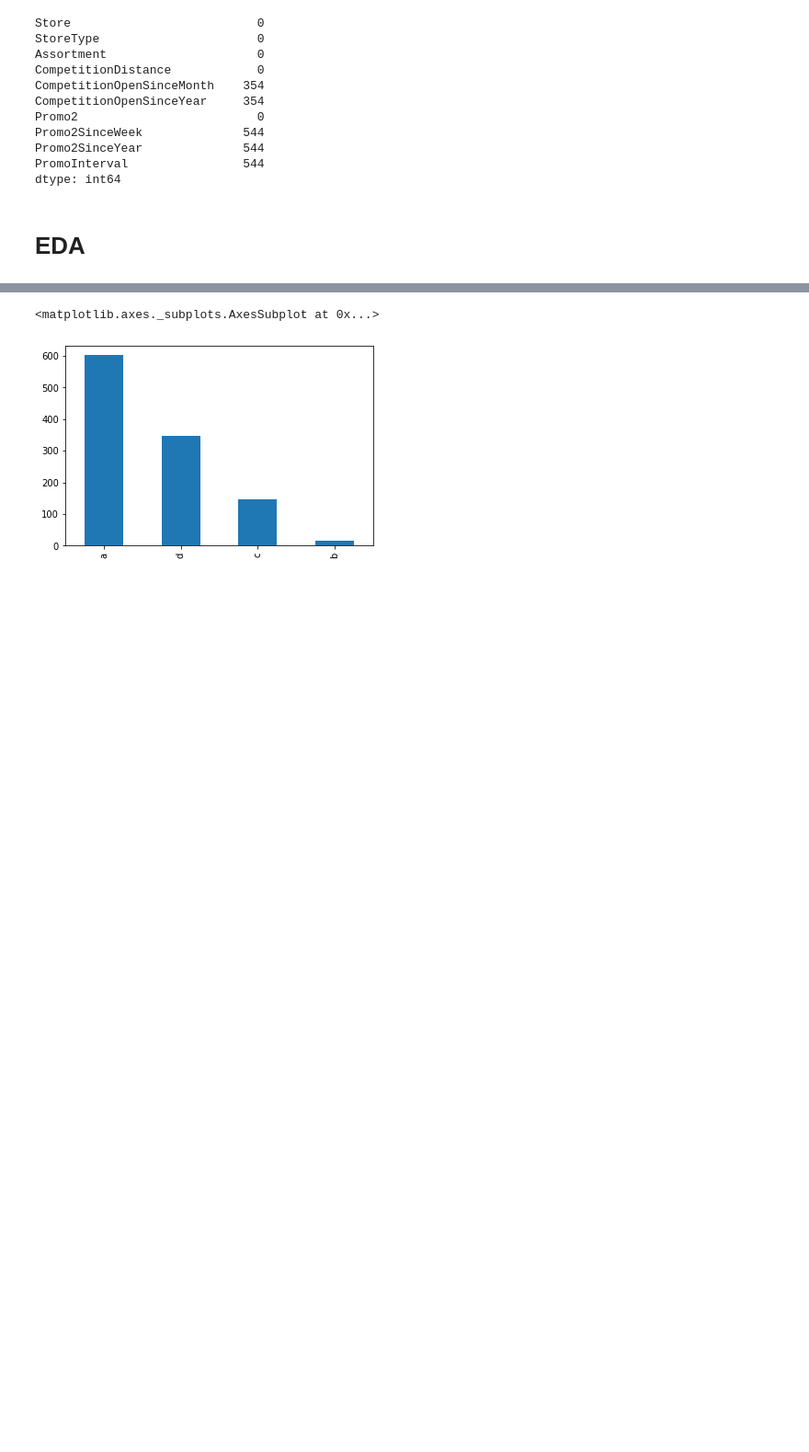
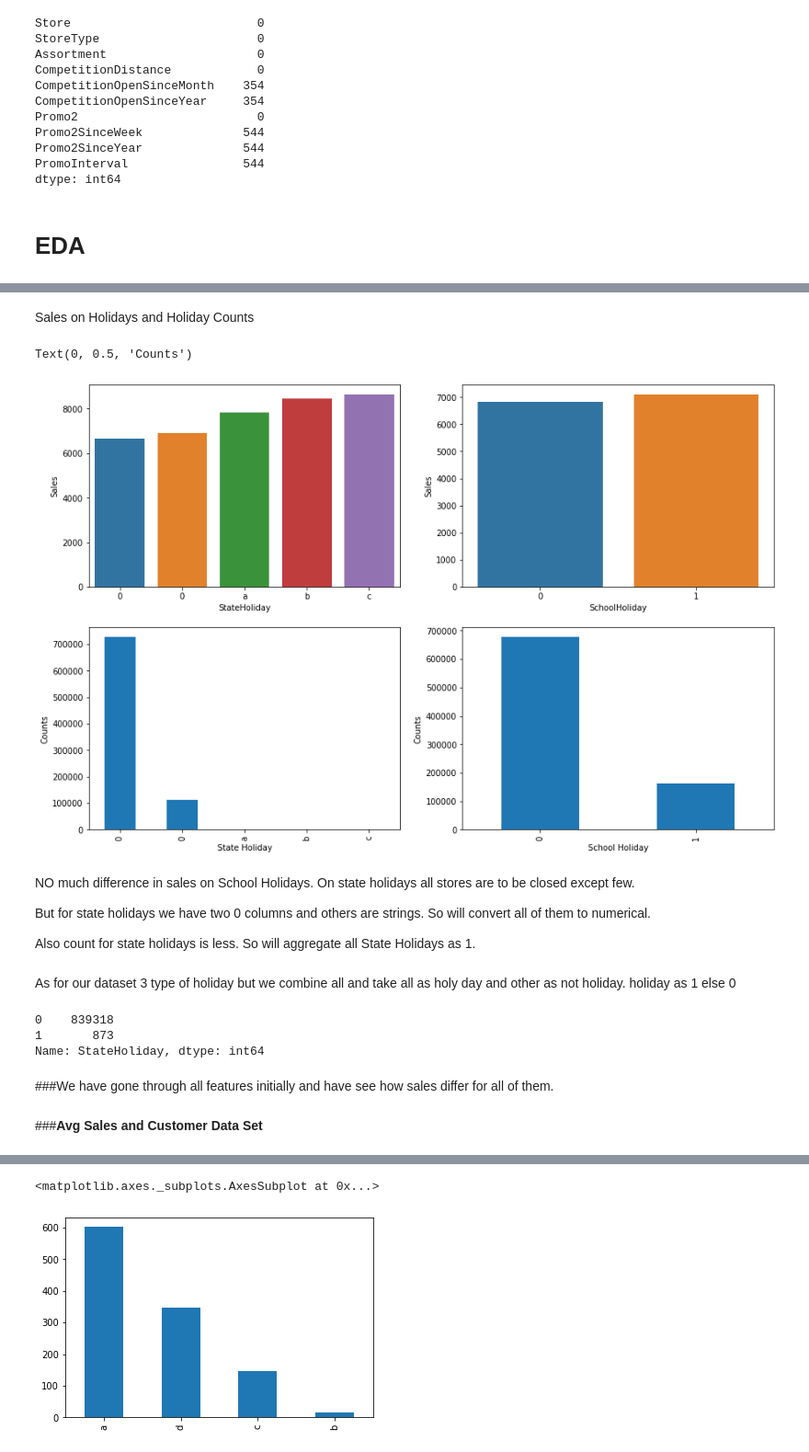
Before and after one commit to satyam-jyoti-sankar/Rossmann-Sales-Prediction-, a Jupyter notebook: Rossmann_Sales_Prediction_Capstone_Project.ipynb, the cells around one changed output, grey strips where cells are left out. Shown at 92% size. Cells and saved outputs as stored; diff of their text form; code cells hidden in the pictures; blank space fills up the shorter version.

```diff
--- a/Rossmann_Sales_Prediction_Capstone_Project.ipynb
+++ b/Rossmann_Sales_Prediction_Capstone_Project.ipynb
@@ -257,0 +305,33 @@ dtype: int64
+# %% [markdown]
+Sales on Holidays and Holiday Counts
+# %%
+Avg_StateHoliday_sales = pd.DataFrame(sales_df.groupby('StateHoliday')['Sales'].mean())
+Avg_SchoolHoliday_sales = pd.DataFrame(sales_df.groupby('SchoolHoliday')['Sales'].mean())
+
+# How sales differ in holidays
+fig, ax = plt.subplots(2,2,figsize=(15,10))
+ax1=plt.subplot(2, 2,1)
+sns.barplot(x=Avg_StateHoliday_sales.index, y = Avg_StateHoliday_sales['Sales'])
+ax1=plt.subplot(2, 2,2)
+sns.barplot(x=Avg_SchoolHoliday_sales.index, y = Avg_SchoolHoliday_sales['Sales'])
+
+# plotting data on chart
+
+# How many Total School and State holidays
+ax1=plt.subplot(2, 2,4)
+sales_df['SchoolHoliday'].value_counts().plot(kind='bar')
+plt.xlabel('School Holiday')
+plt.ylabel('Counts')
+ax1=plt.subplot(2, 2,3)
+sales_df['StateHoliday'].value_counts().plot(kind='bar')
+plt.xlabel('State Holiday')
+plt.ylabel('Counts')
+# %% [output]
+Text(0, 0.5, 'Counts')
+[figure, added]
+# %% [markdown]
+NO much difference in sales on School Holidays. On state holidays all stores are to be closed except few.
+
+ But for state holidays we have two 0 columns and others are strings. So will convert all of them to numerical.
+
+ Also count for state holidays is less. So will aggregate all State Holidays as 1.
@@ -257,0 +346,13 @@ dtype: int64
+# %% [markdown]
+As for our dataset 3 type of holiday but we combine all and take all as holy day and other as not holiday.
+holiday as 1 else 0
+# %%
+sales_df['StateHoliday'].value_counts()
+# %% [output]
+0    839318
+1       873
+Name: StateHoliday, dtype: int64
+# %% [markdown]
+###We have gone through all features initially and have see how sales differ for all of them.
+# %% [markdown]
+###**Avg Sales and Customer Data Set**
```
Also changed, not shown: parts of 30 cells of this notebook.
